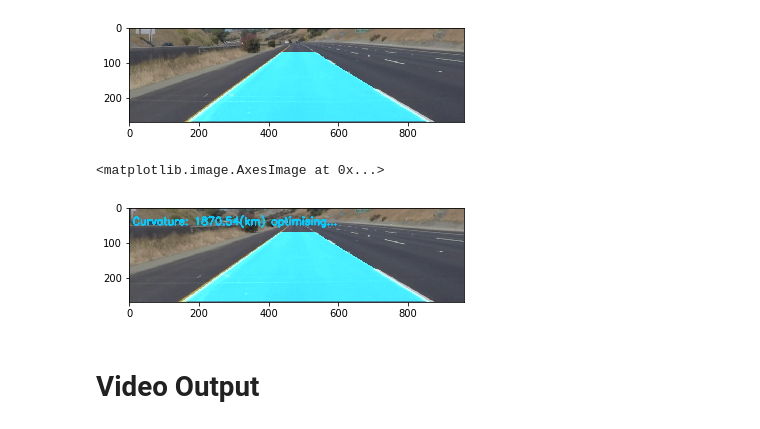
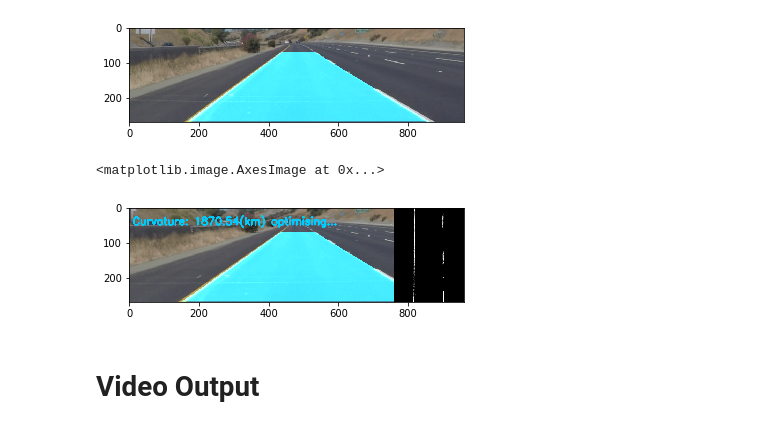
Before and after one commit to da7th/CarND-P1, a Jupyter notebook: Real-time attempt.ipynb, the cells around one changed output. Drawn from its saved outputs; the diff is of its cells as text; code cells hidden in the pictures.

Commit message:
update: added a function for mapping out and outputing the visible lane lines used for lane detection

```diff
--- a/Real-time attempt.ipynb
+++ b/Real-time attempt.ipynb
@@ -507,30 +561,52 @@ plt.imshow(result)
 def weighted_img(img, initial_img, α=0.8, β=1., λ=0.):
     return cv2.addWeighted(initial_img, α, img, β, λ)
 # %%
+runs = 0
+
 def pipeline(image):
+
+    global runs
 
     undist_img = undistort_img(image)
 
     color_threshed_img = color_thresh(undist_img)
 
     persp_warped_img, Minv = persp_warp(color_threshed_img)
+
+    if(runs > 0):
+
+        mapping(persp_warped_img)
+    else:
+
+        mapping(persp_warped_img, True)
+        runs += 1
 
     lane_serach_img, left_fitx, right_fitx, ploty, left_fit, right_fit = lane_search(persp_warped_img)
 
     weighted_output_img = draw_curv(undist_img, persp_warped_img, left_fitx, right_fitx, ploty, Minv)
 
     real_curv_val = real_curv(weighted_output_img, left_fitx, right_fitx, ploty, left_fit, right_fit)
 
     font = cv2.FONT_HERSHEY_SIMPLEX
 
     img_text = cv2.putText(weighted_output_img,("Curvature: " + str("{0:.2f}".format(real_curv_val[0])) + "(km) optimising..."),(10,50), font, 1,(0, 203, 255),4,cv2.LINE_AA)
 
+
+    # lane experiment
+
+
+    lane_view = cv2.resize(all_map, (200,weighted_output_img.shape[0]))
+
+    lane_img = np.dstack((lane_view, lane_view, lane_view))
+
+    weighted_output_img[:,weighted_output_img.shape[1]-200:,:] = lane_img
+
     return weighted_output_img
 
 plt.imshow(pipeline(test_image))
 # %% [output]
 <matplotlib.image.AxesImage at 0x...>
-[figure, old version]
+[figure, new version]
 # %% [markdown]
 # Video Output
 # %%
```
Also changed, not shown: parts of 6 cells of this notebook.
